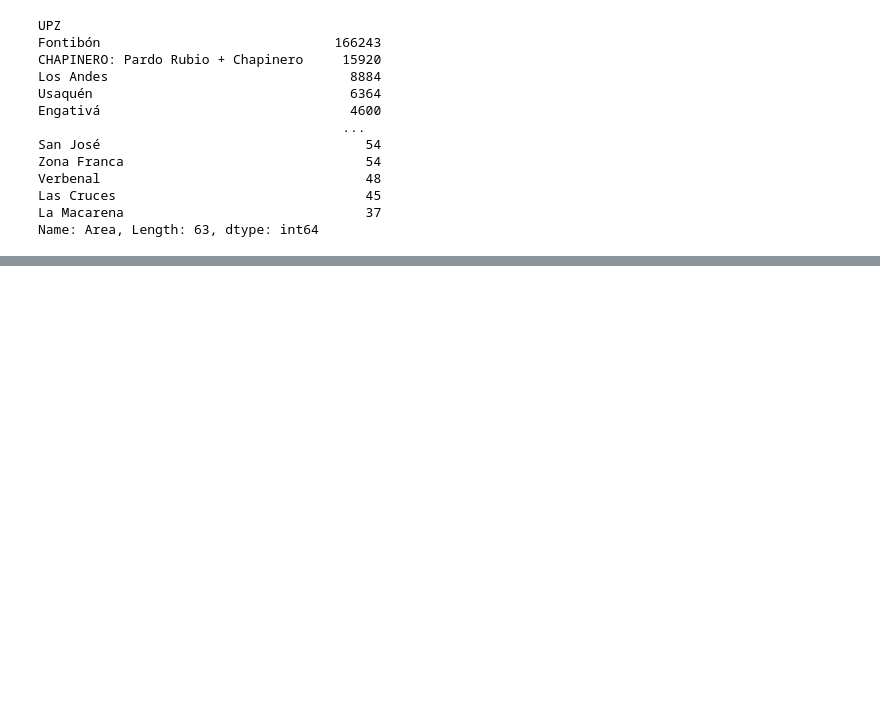
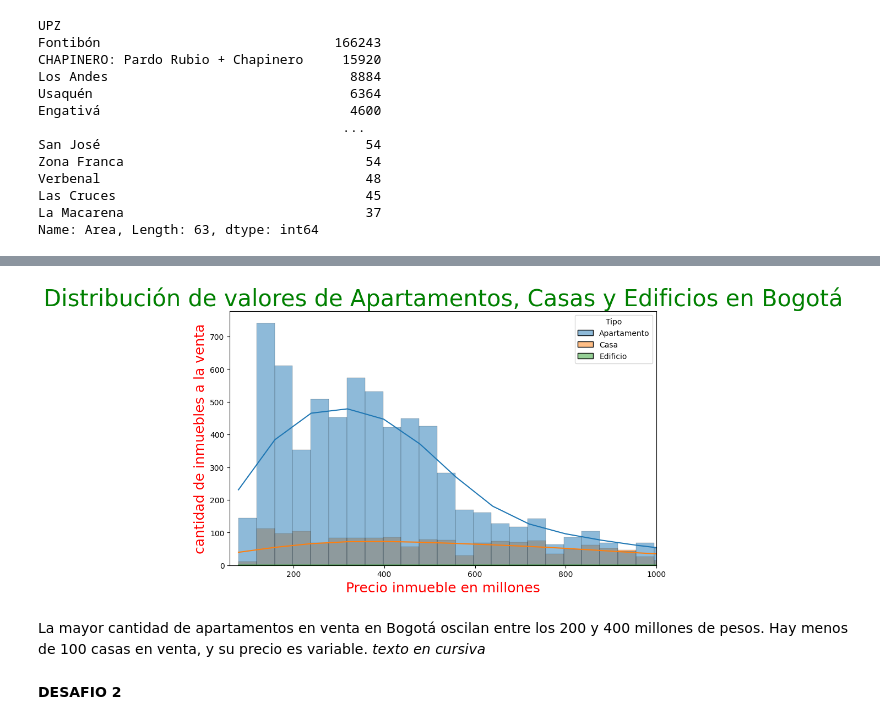
Before and after one commit to monikilla22/Ejercicio-clase-1-InmersionAluraLatamDatos, a Jupyter notebook: INMERSION_DATOS_ALURA_1.ipynb, the cells around one changed output, grey strips where cells are left out. Saved outputs shown, nothing was run; the diff lists cells and outputs as text; code cells hidden in the pictures; blank space fills up the shorter version.

```diff
--- a/INMERSION_DATOS_ALURA_1.ipynb
+++ b/INMERSION_DATOS_ALURA_1.ipynb
@@ -347,0 +604,21 @@ Name: Area, Length: 63, dtype: int64
+# %%
+import matplotlib.pyplot as plt
+import seaborn as sns
+
+inmuebles_seleccionados = inmuebles.loc[inmuebles.Tipo.isin({'Apartamento','Casa','Edificio'})]
+inmuebles_seleccionados
+
+plt.figure(figsize=(10,6))
+grafica = sns.histplot(data=inmuebles_seleccionados, x='Precio_Millon', kde=True, hue='Tipo')
+grafica.set_title('Distribución de valores de Apartamentos, Casas y Edificios en Bogotá',fontsize="30",color="green")
+plt.xlim((60,1000))
+plt.xlabel('Precio inmueble en millones',fontsize="18",color="red")
+plt.ylabel('cantidad de inmuebles a la venta',fontsize="18",color="red")
+plt.savefig('/content/drive/MyDrive/Colab Notebooks/imagenes/valor_inmuebles.png',format='png')
+# %% [output]
+[figure, added]
+# %% [markdown]
+La mayor cantidad de apartamentos en venta en Bogotá oscilan entre los 200 y 400 millones de pesos.
+Hay menos de 100 casas en venta, y su precio es variable. *texto en cursiva*
+# %% [markdown]
+**DESAFIO 2**
```
Also changed, not shown: parts of 31 cells of this notebook.
